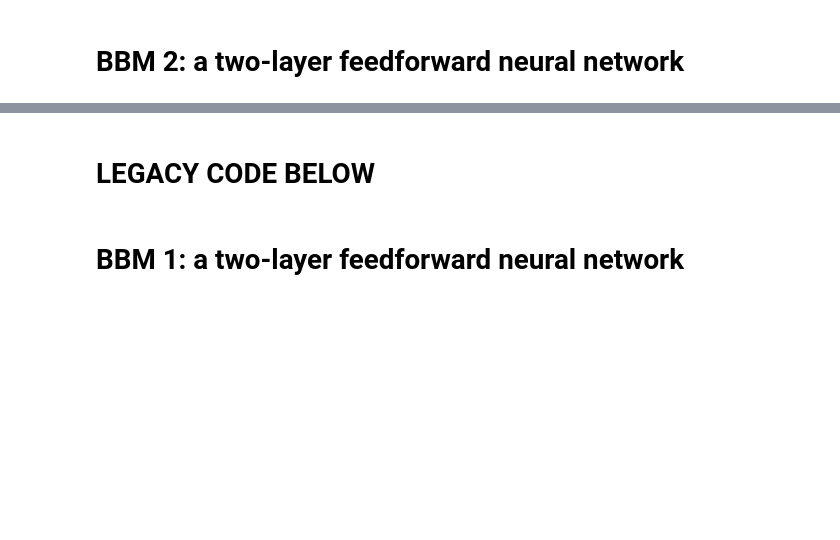
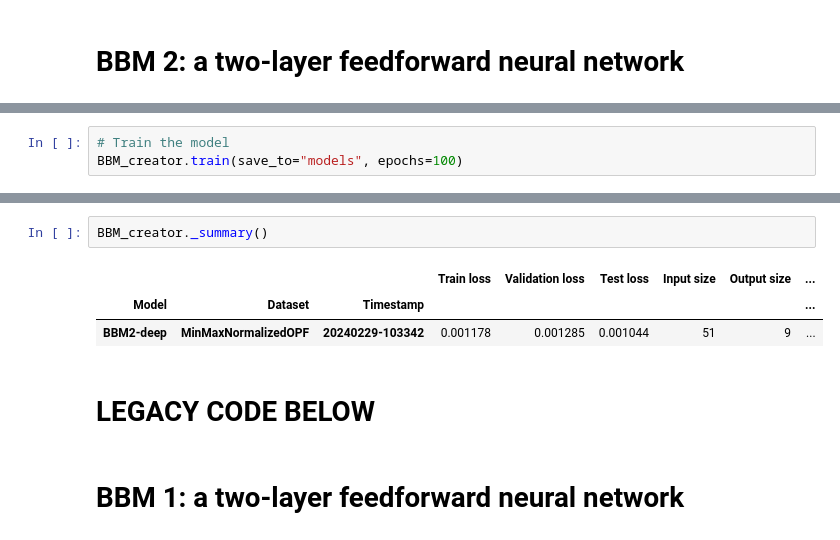
Before and after one commit to jpfutalef/IPTLC_BBMs, a Jupyter notebook: notebooks/OPF_BBMs.ipynb, the cells around one changed output, grey strips where cells are left out. Saved outputs shown, nothing was run; the diff lists cells and outputs as text; blank space fills up the shorter version.

```diff
--- a/notebooks/OPF_BBMs.ipynb
+++ b/notebooks/OPF_BBMs.ipynb
@@ -110,0 +117,3 @@ BBM_creator._summary()
+# %%
+# Train the model
+BBM_creator.train(save_to="models", epochs=100)
@@ -111,3 +147,9 @@ BBM_creator._summary()
+# %%
+BBM_creator._summary()
+# %% [output]
+|  |  |  | Train loss | Validation loss | Test loss | Input size | Output size | ... |
+| Model | Dataset | Timestamp |  |  |  |  |  | ... |
+| BBM2-deep | MinMaxNormalizedOPF | 20240229-103342 | 0.001178 | 0.001285 | 0.001044 | 51 | 9 | ... |
 # %% [markdown]
 # LEGACY CODE BELOW
 # %% [markdown]
```
Also changed, not shown: parts of 5 cells of this notebook, 9 other files.
